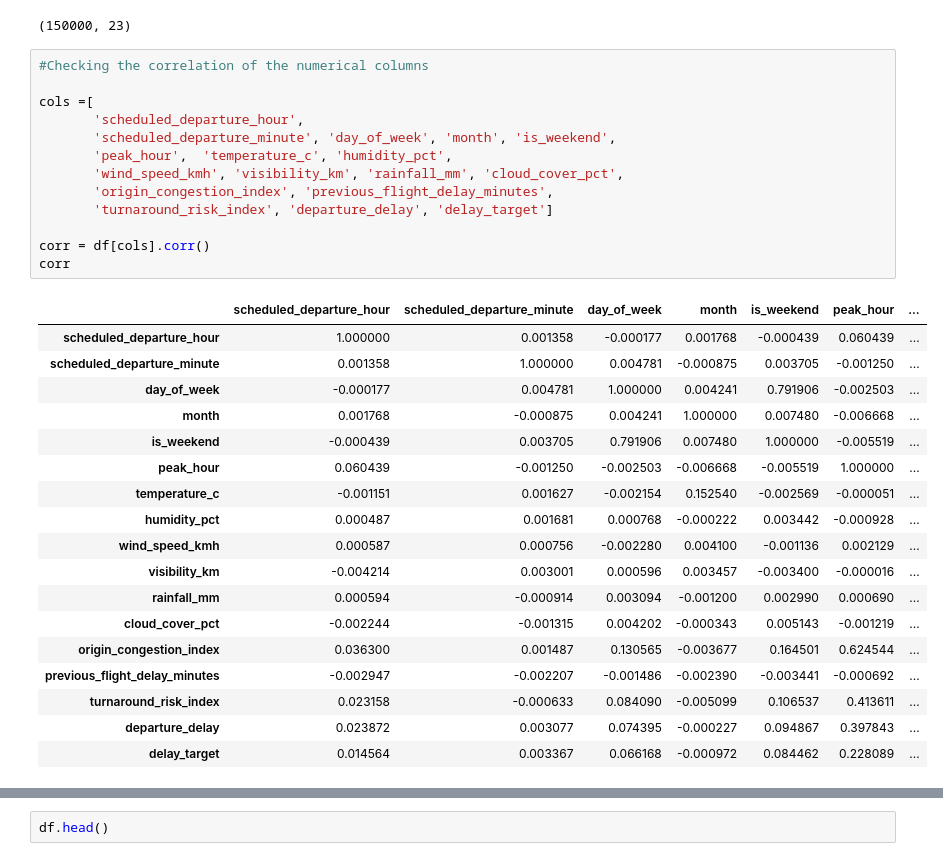
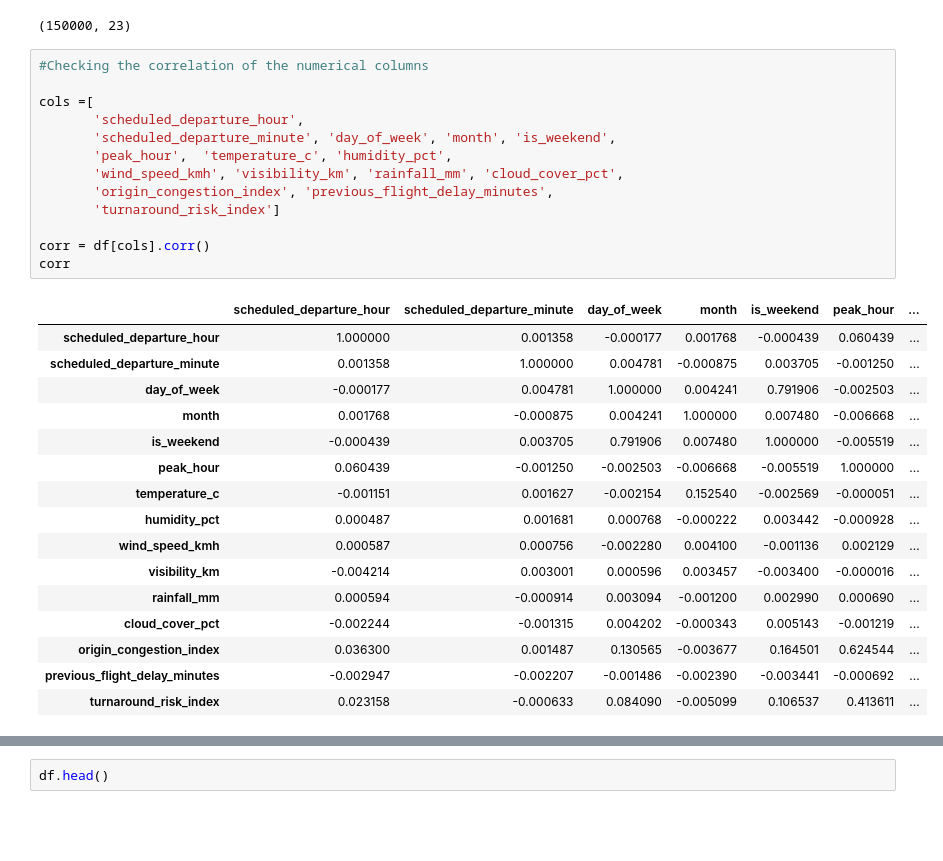
Before and after one commit to AustinMaithya/India-Flight-Delay-Prediction, a Jupyter notebook: Project.ipynb, the cells around one changed output, grey strips where cells are left out. Saved outputs shown, nothing was run; the diff lists cells and outputs as text; blank space fills up the shorter version.

```diff
--- a/Project.ipynb
+++ b/Project.ipynb
@@ -113,35 +129,33 @@ df.shape
 # %%
 #Checking the correlation of the numerical columns
 
 cols =[
        'scheduled_departure_hour',
        'scheduled_departure_minute', 'day_of_week', 'month', 'is_weekend',
        'peak_hour',  'temperature_c', 'humidity_pct',
        'wind_speed_kmh', 'visibility_km', 'rainfall_mm', 'cloud_cover_pct',
        'origin_congestion_index', 'previous_flight_delay_minutes',
-       'turnaround_risk_index', 'departure_delay', 'delay_target']
+       'turnaround_risk_index']
 
 corr = df[cols].corr()
 corr
 # %% [output]
 |  | scheduled_departure_hour | scheduled_departure_minute | day_of_week | month | is_weekend | peak_hour | ... |
 | scheduled_departure_hour | 1.000000 | 0.001358 | -0.000177 | 0.001768 | -0.000439 | 0.060439 | ... |
 | scheduled_departure_minute | 0.001358 | 1.000000 | 0.004781 | -0.000875 | 0.003705 | -0.001250 | ... |
 | day_of_week | -0.000177 | 0.004781 | 1.000000 | 0.004241 | 0.791906 | -0.002503 | ... |
 | month | 0.001768 | -0.000875 | 0.004241 | 1.000000 | 0.007480 | -0.006668 | ... |
 | is_weekend | -0.000439 | 0.003705 | 0.791906 | 0.007480 | 1.000000 | -0.005519 | ... |
 | peak_hour | 0.060439 | -0.001250 | -0.002503 | -0.006668 | -0.005519 | 1.000000 | ... |
 | temperature_c | -0.001151 | 0.001627 | -0.002154 | 0.152540 | -0.002569 | -0.000051 | ... |
 | humidity_pct | 0.000487 | 0.001681 | 0.000768 | -0.000222 | 0.003442 | -0.000928 | ... |
 | wind_speed_kmh | 0.000587 | 0.000756 | -0.002280 | 0.004100 | -0.001136 | 0.002129 | ... |
 | visibility_km | -0.004214 | 0.003001 | 0.000596 | 0.003457 | -0.003400 | -0.000016 | ... |
 | rainfall_mm | 0.000594 | -0.000914 | 0.003094 | -0.001200 | 0.002990 | 0.000690 | ... |
 | cloud_cover_pct | -0.002244 | -0.001315 | 0.004202 | -0.000343 | 0.005143 | -0.001219 | ... |
 | origin_congestion_index | 0.036300 | 0.001487 | 0.130565 | -0.003677 | 0.164501 | 0.624544 | ... |
 | previous_flight_delay_minutes | -0.002947 | -0.002207 | -0.001486 | -0.002390 | -0.003441 | -0.000692 | ... |
 | turnaround_risk_index | 0.023158 | -0.000633 | 0.084090 | -0.005099 | 0.106537 | 0.413611 | ... |
-| departure_delay | 0.023872 | 0.003077 | 0.074395 | -0.000227 | 0.094867 | 0.397843 | ... |
-| delay_target | 0.014564 | 0.003367 | 0.066168 | -0.000972 | 0.084462 | 0.228089 | ... |
 # %%
 #heatmap of the corellation matrix
 fig,ax = plt.subplots(figsize=(16,8))
```
Also changed, not shown: parts of 22 cells of this notebook.
